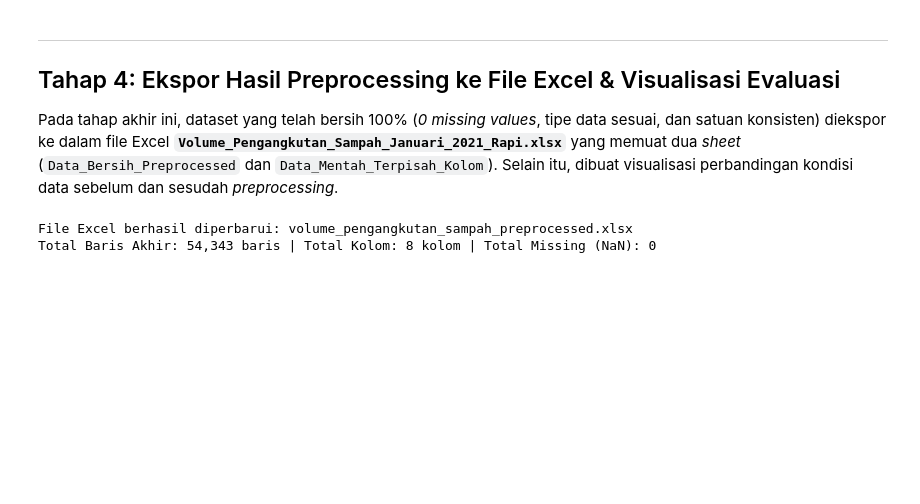
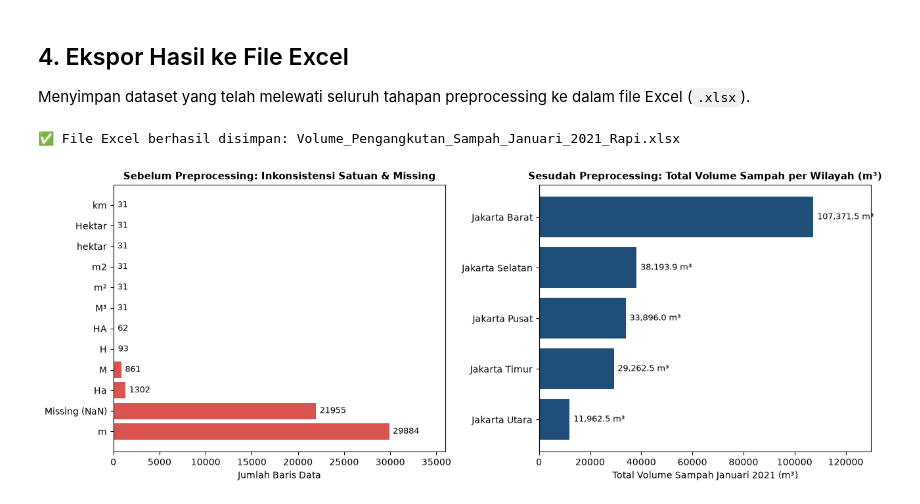
Before and after one commit to Axcelion017/Pengantar-Sains-Data-CS5, a Jupyter notebook: Tugas/Tugas-2/Soal1/Preprocessing(Soal1).ipynb, the cells around one changed output. Cells and saved outputs as stored; diff of their text form; code cells hidden in the pictures; blank space fills up the shorter version.

```diff
--- a/Tugas/Tugas-2/Soal1/Preprocessing(Soal1).ipynb
+++ b/Tugas/Tugas-2/Soal1/Preprocessing(Soal1).ipynb
@@ -675,20 +435,42 @@ display(df_imputed.head(10))
 | 8 | 1 | PHB Tanah Tinggi XII | Johar Baru | Jakarta Pusat | 500.0 | m | 1 | ... |
 | 9 | 1 | PHB Bala Dewa | Johar Baru | Jakarta Pusat | 330.0 | m | 1 | ... |
 # %% [markdown]
----
-## Tahap 4: Ekspor Hasil Preprocessing ke File Excel & Visualisasi Evaluasi
-
-Pada tahap akhir ini, dataset yang telah bersih 100% (*0 missing values*, tipe data sesuai, dan satuan konsisten) diekspor ke dalam file Excel **`Volume_Pengangkutan_Sampah_Januari_2021_Rapi.xlsx`** yang memuat dua *sheet* (`Data_Bersih_Preprocessed` dan `Data_Mentah_Terpisah_Kolom`). Selain itu, dibuat visualisasi perbandingan kondisi data sebelum dan sesudah *preprocessing*.
+## 4. Ekspor Hasil ke File Excel
+Menyimpan dataset yang telah melewati seluruh tahapan preprocessing ke dalam file Excel (`.xlsx`).
 # %%
-output_excel = "volume_pengangkutan_sampah_preprocessed.xlsx"
+# 1. Simpan ke File Excel (2 Sheet: Data Bersih & Data Mentah)
+output_excel = "Volume_Pengangkutan_Sampah_Januari_2021_Rapi.xlsx"
 
-# Simpan ke Excel (Sheet 1: Data Bersih Preprocessed, Sheet 2: Data Mentah Awal)
 with pd.ExcelWriter(output_excel) as writer:
-    df_imputed.to_excel(writer, sheet_name='Data_Bersih_Preprocessed', index=False)
+    df_clean.to_excel(writer, sheet_name='Data_Bersih_Preprocessed', index=False)
     df_raw.to_excel(writer, sheet_name='Data_Mentah_Terpisah_Kolom', index=False)
 
-print(f"File Excel berhasil diperbarui: {output_excel}")
-print(f"Total Baris Akhir: {df_imputed.shape[0]:,} baris | Total Kolom: {df_imputed.shape[1]} kolom | Total Missing (NaN): {df_imputed.isna().sum().sum()}")
+print(f"✅ File Excel berhasil disimpan: {output_excel}")
+
+# 2. Visualisasi Perbandingan Sebelum vs Sesudah Preprocessing
+fig, axes = plt.subplots(1, 2, figsize=(13, 5))
+
+# Plot Kiri: Inkonsistensi Satuan & Missing Sebelum Preprocessing
+raw_satuan = df_raw['satuan_panjang/luas'].fillna('Missing (NaN)').value_counts()
+axes[0].barh(raw_satuan.index.astype(str), raw_satuan.values, color='#d9534f')
+axes[0].set_title('Sebelum Preprocessing: Inkonsistensi Satuan & Missing', fontsize=11, fontweight='bold')
+axes[0].set_xlabel('Jumlah Baris Data')
+for i, v in enumerate(raw_satuan.values):
+    axes[0].text(v + 400, i, str(v), va='center', fontsize=9)
+axes[0].set_xlim(0, 36000)
+
+# Plot Kanan: Total Volume Sampah per Wilayah Sesudah Preprocessing
+wilayah_vol = df_clean.groupby('wilayah')['volume_sampah_perhari(m3)'].sum().sort_values()
+axes[1].barh(wilayah_vol.index, wilayah_vol.values, color='#1f4e78')
+axes[1].set_title('Sesudah Preprocessing: Total Volume Sampah per Wilayah (m³)', fontsize=11, fontweight='bold')
+axes[1].set_xlabel('Total Volume Sampah Januari 2021 (m³)')
+for i, v in enumerate(wilayah_vol.values):
+    axes[1].text(v + 1500, i, f"{v:,.1f} m³", va='center', fontsize=9)
+axes[1].set_xlim(0, 130000)
+
+plt.tight_layout()
+plt.savefig('ringkasan_preprocessing_soal1_fixed.png', dpi=150)
+plt.show()
 # %% [output]
-File Excel berhasil diperbarui: volume_pengangkutan_sampah_preprocessed.xlsx
-Total Baris Akhir: 54,343 baris | Total Kolom: 8 kolom | Total Missing (NaN): 0
+✅ File Excel berhasil disimpan: Volume_Pengangkutan_Sampah_Januari_2021_Rapi.xlsx
+[figure, added]
```
Also changed, not shown: parts of 14 cells of this notebook, 2 other files.
